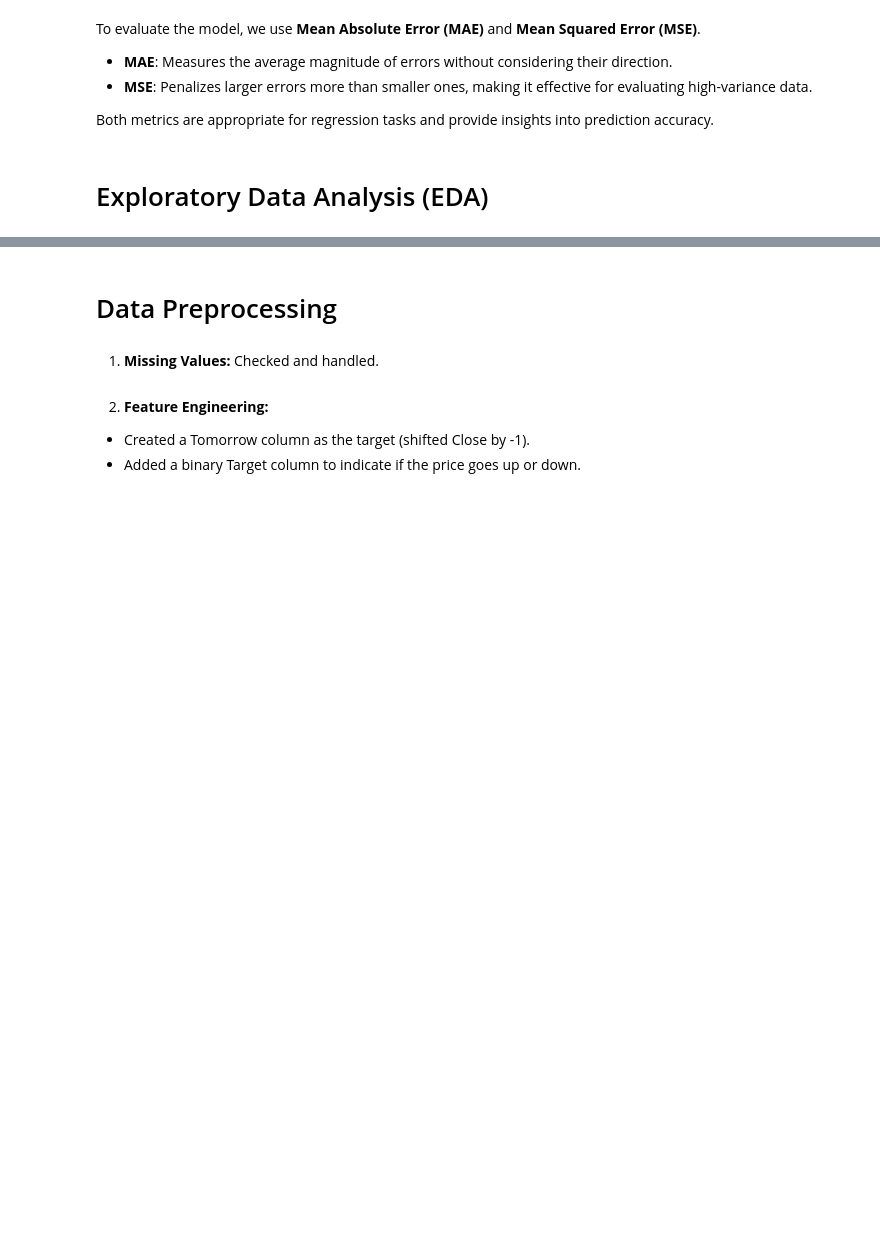
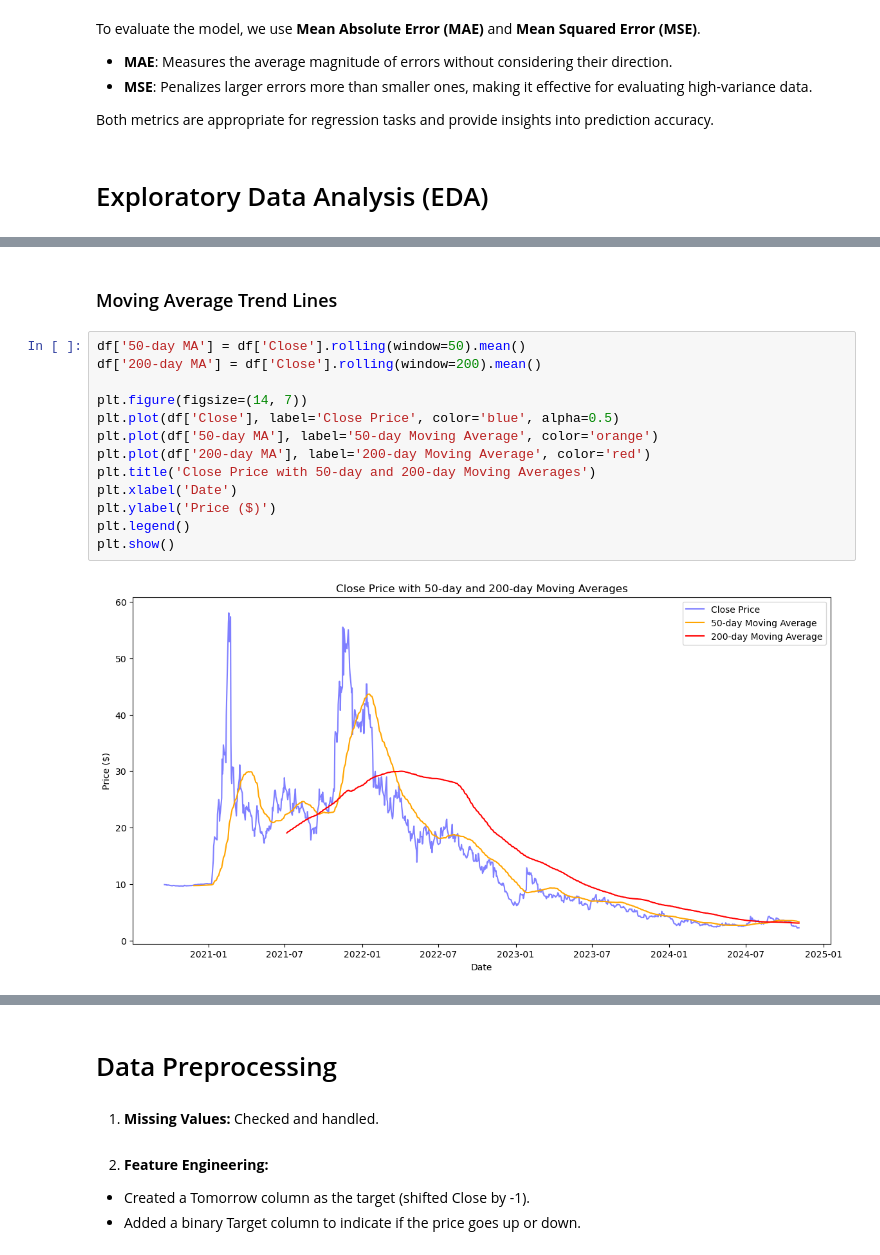
Before and after one commit to Abdulaziz-Aleissa/Stock-Price-Predictor, a Jupyter notebook: stock_predictor_app/analysis notebook.ipynb, the cells around one changed output, grey strips where cells are left out. Cells and saved outputs as stored; diff of their text form; blank space fills up the shorter version.

```diff
--- a/stock_predictor_app/analysis notebook.ipynb
+++ b/stock_predictor_app/analysis notebook.ipynb
@@ -95,0 +122,17 @@ df.describe()
+# %% [markdown]
+### Moving Average Trend Lines
+# %%
+df['50-day MA'] = df['Close'].rolling(window=50).mean()
+df['200-day MA'] = df['Close'].rolling(window=200).mean()
+
+plt.figure(figsize=(14, 7))
+plt.plot(df['Close'], label='Close Price', color='blue', alpha=0.5)
+plt.plot(df['50-day MA'], label='50-day Moving Average', color='orange')
+plt.plot(df['200-day MA'], label='200-day Moving Average', color='red')
+plt.title('Close Price with 50-day and 200-day Moving Averages')
+plt.xlabel('Date')
+plt.ylabel('Price ($)')
+plt.legend()
+plt.show()
+# %% [output]
+[figure, added]
```
Also changed, not shown: parts of 28 cells of this notebook.
